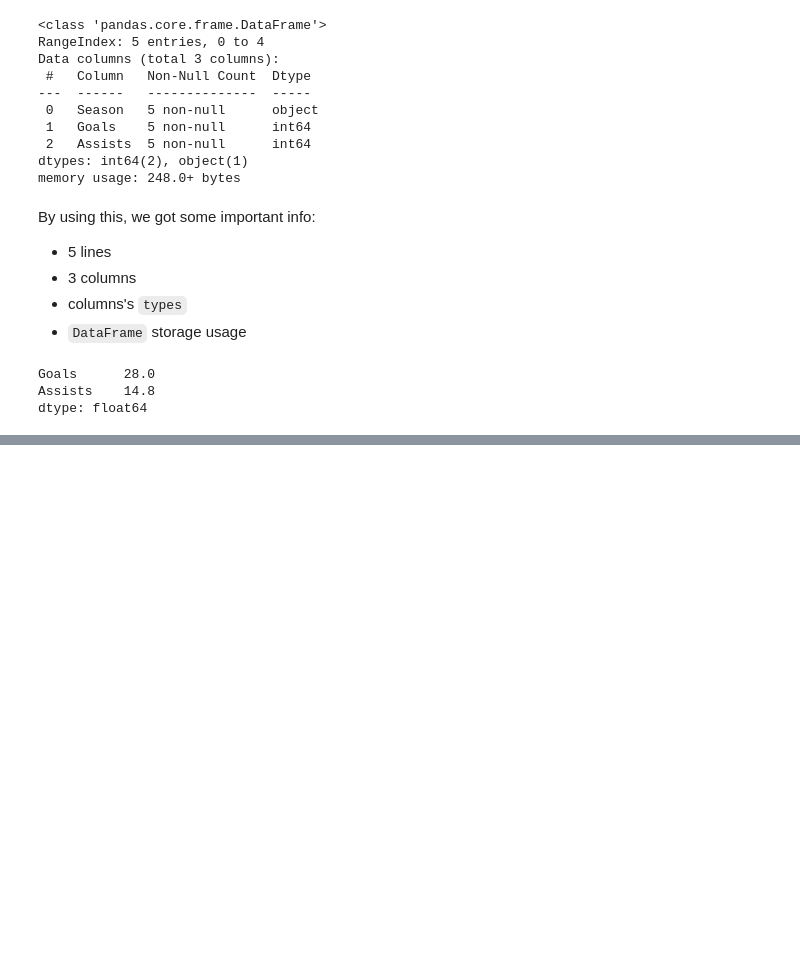
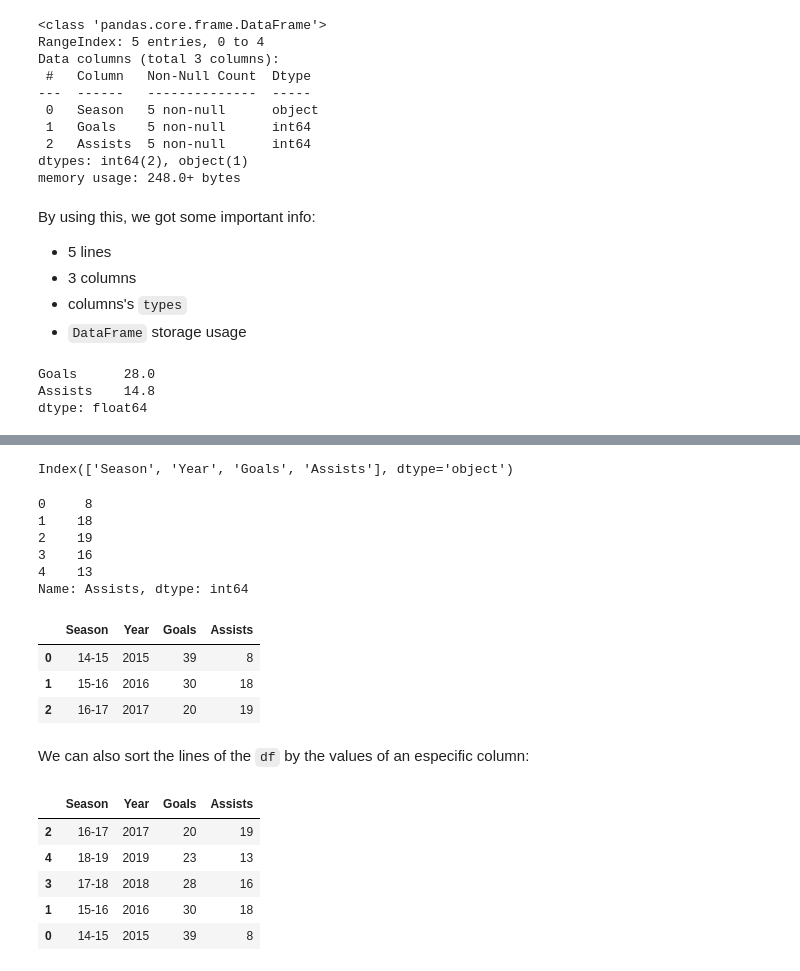
Before and after one commit to andrepegoraro/Py, a Jupyter notebook: Revisão_Pandas_01_Intro.ipynb, the cells around one changed output, grey strips where cells are left out. Cells and saved outputs as stored; diff of their text form; code cells hidden in the pictures; blank space fills up the shorter version.

```diff
--- a/Revisão_Pandas_01_Intro.ipynb
+++ b/Revisão_Pandas_01_Intro.ipynb
@@ -162,0 +266,2 @@ dtype: float64
+# %%
+data["Year"] = data["Year"].astype("category")
@@ -162,0 +280,31 @@ dtype: float64
+# %%
+data.columns
+# %% [output]
+Index(['Season', 'Year', 'Goals', 'Assists'], dtype='object')
+# %%
+data['Assists']
+# %% [output]
+0     8
+1    18
+2    19
+3    16
+4    13
+Name: Assists, dtype: int64
+# %%
+data[:3] #Data until the third line
+# %% [output]
+|  | Season | Year | Goals | Assists |
+| 0 | 14-15 | 2015 | 39 | 8 |
+| 1 | 15-16 | 2016 | 30 | 18 |
+| 2 | 16-17 | 2017 | 20 | 19 |
+# %% [markdown]
+We can also sort the lines of the `df` by the values of an especific column:
+# %%
+data.sort_values(by = 'Goals')
+# %% [output]
+|  | Season | Year | Goals | Assists |
+| 2 | 16-17 | 2017 | 20 | 19 |
+| 4 | 18-19 | 2019 | 23 | 13 |
+| 3 | 17-18 | 2018 | 28 | 16 |
+| 1 | 15-16 | 2016 | 30 | 18 |
+| 0 | 14-15 | 2015 | 39 | 8 |
```
Also changed, not shown: parts of 25 cells of this notebook.
